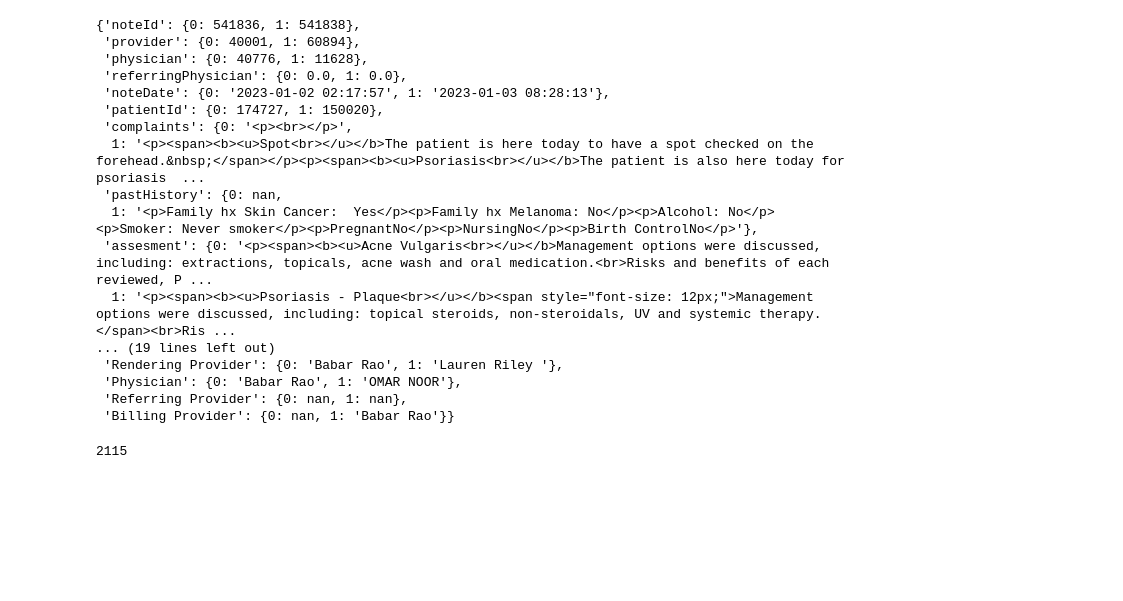
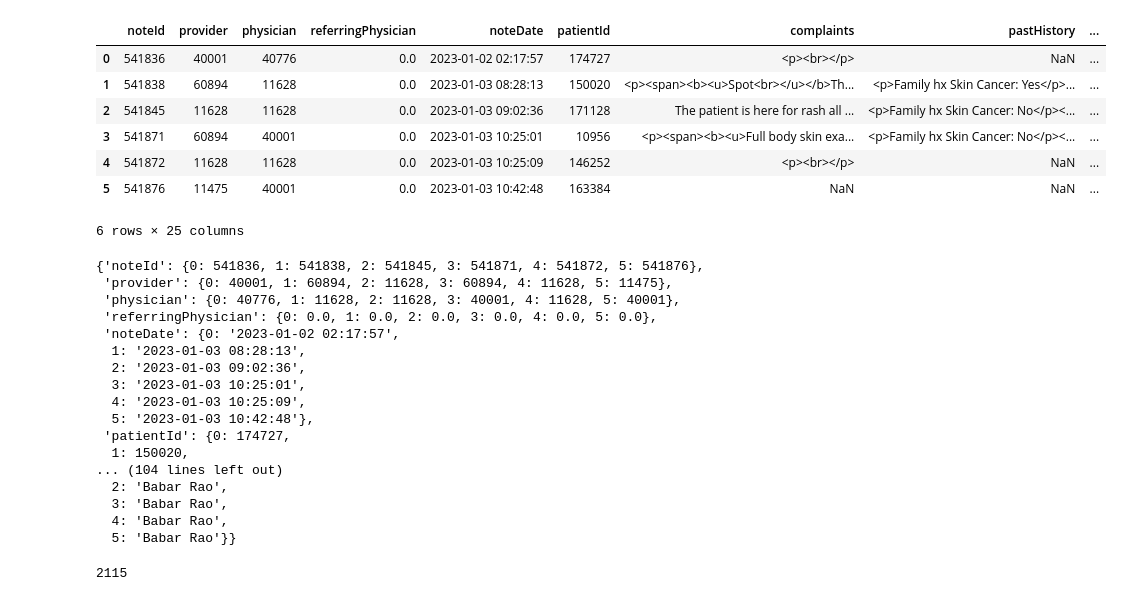
Before and after one commit to UmairAsDev/ehr_ml_1, a Jupyter notebook: notebook/test.ipynb, the cells around one changed output. Cells and saved outputs as stored; diff of their text form; code cells hidden in the pictures; blank space fills up the shorter version.

```diff
--- a/notebook/test.ipynb
+++ b/notebook/test.ipynb
@@ -104,27 +104,38 @@ len(df)
 # %%
-check_df = df.head(2)
+check_df = df.head(6)
+# %%
+check_df
+# %% [output]
+|  | noteId | provider | physician | referringPhysician | noteDate | patientId | complaints | pastHistory | ... |
+| 0 | 541836 | 40001 | 40776 | 0.0 | 2023-01-02 02:17:57 | 174727 | <p><br></p> | NaN | ... |
+| 1 | 541838 | 60894 | 11628 | 0.0 | 2023-01-03 08:28:13 | 150020 | <p><span><b><u>Spot<br></u></b>Th... | <p>Family hx Skin Cancer: Yes</p>... | ... |
+| 2 | 541845 | 11628 | 11628 | 0.0 | 2023-01-03 09:02:36 | 171128 | The patient is here for rash all ... | <p>Family hx Skin Cancer: No</p><... | ... |
+| 3 | 541871 | 60894 | 40001 | 0.0 | 2023-01-03 10:25:01 | 10956 | <p><span><b><u>Full body skin exa... | <p>Family hx Skin Cancer: No</p><... | ... |
+| 4 | 541872 | 11628 | 11628 | 0.0 | 2023-01-03 10:25:09 | 146252 | <p><br></p> | NaN | ... |
+| 5 | 541876 | 11475 | 40001 | 0.0 | 2023-01-03 10:42:48 | 163384 | NaN | NaN | ... |
+6 rows × 25 columns
 # %%
 new = check_df.to_dict()
 # %%
 new
 # %% [output]
-{'noteId': {0: 541836, 1: 541838},
- 'provider': {0: 40001, 1: 60894},
- 'physician': {0: 40776, 1: 11628},
- 'referringPhysician': {0: 0.0, 1: 0.0},
- 'noteDate': {0: '2023-01-02 02:17:57', 1: '2023-01-03 08:28:13'},
- 'patientId': {0: 174727, 1: 150020},
- 'complaints': {0: '<p><br></p>',
-  1: '<p><span><b><u>Spot<br></u></b>The patient is here today to have a spot checked on the forehead.&nbsp;</span></p><p><span><b><u>Psoriasis<br></u></b>The patient is also here today for psoriasis  ...
- 'pastHistory': {0: nan,
-  1: '<p>Family hx Skin Cancer:  Yes</p><p>Family hx Melanoma: No</p><p>Alcohol: No</p><p>Smoker: Never smoker</p><p>PregnantNo</p><p>NursingNo</p><p>Birth ControlNo</p>'},
- 'assesment': {0: '<p><span><b><u>Acne Vulgaris<br></u></b>Management options were discussed, including: extractions, topicals, acne wash and oral medication.<br>Risks and benefits of each reviewed, P ...
-  1: '<p><span><b><u>Psoriasis - Plaque<br></u></b><span style="font-size: 12px;">Management options were discussed, including: topical steroids, non-steroidals, UV and systemic therapy.</span><br>Ris ...
-... (19 lines left out)
- 'Rendering Provider': {0: 'Babar Rao', 1: 'Lauren Riley '},
- 'Physician': {0: 'Babar Rao', 1: 'OMAR NOOR'},
- 'Referring Provider': {0: nan, 1: nan},
- 'Billing Provider': {0: nan, 1: 'Babar Rao'}}
+{'noteId': {0: 541836, 1: 541838, 2: 541845, 3: 541871, 4: 541872, 5: 541876},
+ 'provider': {0: 40001, 1: 60894, 2: 11628, 3: 60894, 4: 11628, 5: 11475},
+ 'physician': {0: 40776, 1: 11628, 2: 11628, 3: 40001, 4: 11628, 5: 40001},
+ 'referringPhysician': {0: 0.0, 1: 0.0, 2: 0.0, 3: 0.0, 4: 0.0, 5: 0.0},
+ 'noteDate': {0: '2023-01-02 02:17:57',
+  1: '2023-01-03 08:28:13',
+  2: '2023-01-03 09:02:36',
+  3: '2023-01-03 10:25:01',
+  4: '2023-01-03 10:25:09',
+  5: '2023-01-03 10:42:48'},
+ 'patientId': {0: 174727,
+  1: 150020,
+... (104 lines left out)
+  2: 'Babar Rao',
+  3: 'Babar Rao',
+  4: 'Babar Rao',
+  5: 'Babar Rao'}}
 # %%
 len(df['patientId'].unique())
 # %% [output]
```
Also changed, not shown: parts of 1 cell of this notebook, 5 other files.
